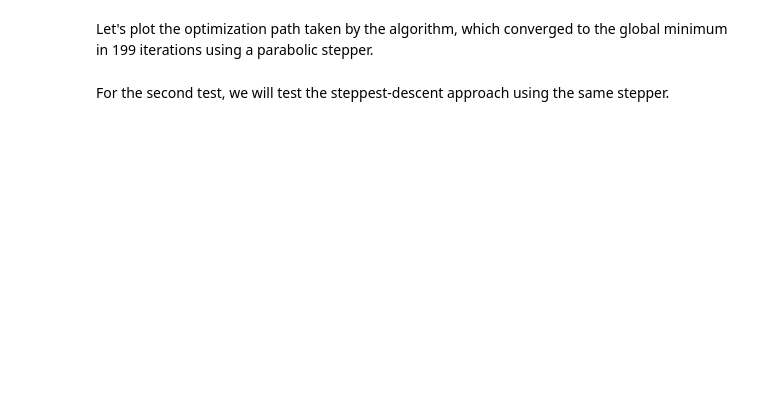
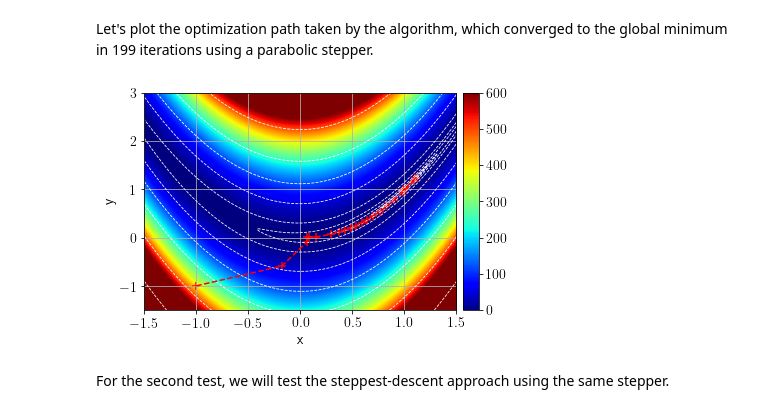
Before and after one commit to fpicetti/occamypy, a Jupyter notebook: tutorials/Rosenbrock.ipynb, the cells around one changed output. Saved outputs shown, nothing was run; the diff lists cells and outputs as text; code cells hidden in the pictures; blank space fills up the shorter version.

```diff
--- a/tutorials/Rosenbrock.ipynb
+++ b/tutorials/Rosenbrock.ipynb
@@ -103,19 +96,19 @@ class Rosenbrock_prblm(Prblm.Problem):
 x_init = -1.0
 y_init = -1.0
 #Testing solver on Rosenbrock function
-Ros_prob = Rosenbrock_prblm(x_init,y_init)
+Ros_prob = Rosenbrock(x_init, y_init)
 # %% [markdown]
 Before running any inversion, let's compute the objective function for different values of $x$ and $y$. This step will be useful when we want to plot the optimization path taken by the various tested algorithms.
 # %%
 #Computing the objective function for plotting
 x_samples = np.linspace(-1.5,1.5,1000)
 y_samples = np.linspace(3,-1.5,1000)
-obj_ros = Vec.vectorIC(np.zeros((len(x_samples),len(y_samples))))
+obj_ros = occamypy.VectorIC(np.zeros((len(x_samples),len(y_samples))))
 obj_ros_np = obj_ros.getNdArray()
-model_test = Vec.vectorIC(np.array((0.0,0.0)))
+model_test = occamypy.VectorIC(np.array((0.0,0.0)))
 model_test_np = model_test.getNdArray()
-for ix,x_value in enumerate(x_samples):
-	for iy,y_value in enumerate(y_samples):
+for ix, x_value in enumerate(x_samples):
+	for iy, y_value in enumerate(y_samples):
 		model_test_np[0] = x_value
 		model_test_np[1] = y_value
 		obj_ros_np[ix,iy]=Ros_prob.get_obj(model_test)
@@ -123,14 +116,14 @@ for ix,x_value in enumerate(x_samples):
 First we test a non-linear conjugate-gradient method in which a parabolic stepper with three-point interpolation is used.
 # %%
 niter = 1000
-Stop  = Stopper(niter=niter,tolr=1e-32,tolg=1e-32)
-NLCGsolver = NLCG(Stop)
-Ros_prob = Rosenbrock_prblm(x_init,y_init) #Resetting the problem
+Stop  = occamypy.BasicStopper(niter=niter,tolr=1e-32,tolg=1e-32)
+NLCGsolver = occamypy.NLCG(Stop)
+Ros_prob = Rosenbrock(x_init, y_init) #Resetting the problem
 NLCGsolver.setDefaults(save_obj=True,save_model=True)
 NLCGsolver.run(Ros_prob,verbose=True)
 #Converting sampled points to arrays for plotting
 x_smpld=[]
 y_smpld=[]
-for iter in range(len(NLCGsolver.model)):
-    x_smpld.append(NLCGsolver.model[iter].getNdArray()[0])
-    y_smpld.append(NLCGsolver.model[iter].getNdArray()[1])
+for i in range(len(NLCGsolver.model)):
+    x_smpld.append(NLCGsolver.model[i].getNdArray()[0])
+    y_smpld.append(NLCGsolver.model[i].getNdArray()[1])
@@ -137,21 +148,27 @@ for iter in range(len(NLCGsolver.model)):
 # %% [markdown]
 Let's plot the optimization path taken by the algorithm, which converged to the global minimum in 199 iterations using a parabolic stepper.
 # %%
-fig,ax=plt.subplots()
-# im=plt.imshow(obj_ros_np.T,cmap='jet',vmin=0.0,vmax=600,extent=[-1.5,1.5,-1.0,3.0])
-plt.scatter(x_smpld,y_smpld,color='red',s=50,marker="+")
-plt.plot(x_smpld,y_smpld,"--",color='red')
-im=plt.imshow(obj_ros_np.T,cmap='jet',vmin=0.0,vmax=600,extent=[1.5,-1.5,-1.5,3.0])
+fig, ax = plt.subplots()
+plt.scatter(x_smpld, y_smpld, color='red', s=50, marker="+")
+plt.plot(x_smpld, y_smpld, "--", color='red')
+im = plt.imshow(obj_ros_np.T, cmap='jet',
+                vmin=0.0, vmax=600, extent=[1.5,-1.5,-1.5,3.0])
 plt.xlabel("x")
 plt.ylabel("y")
 plt.grid()
-cs = plt.contour(obj_ros_np.T,levels=[0.05,0.1,0.5,2,10,50,125,250,500,1000],extent=[-1.5,1.5,3.0,-1.5],
-                 colors="white",linewidths=(0.8,),linestyles=('--'))
+cs = plt.contour(obj_ros_np.T,
+                 levels=[0.05,0.1,0.5,2,10,50,125,250,500,1000],
+                 extent=[-1.5,1.5,3.0,-1.5],
+                 colors="white",
+                 linewidths=(0.8,),
+                 linestyles='--')
 plt.gca().invert_xaxis()
 divider = make_axes_locatable(ax)
 cax = divider.append_axes("right", size="5%", pad=0.1)
 plt.colorbar(im, cax=cax)
 ax.set_aspect('auto')
+# %% [output]
+[figure, added]
 # %% [markdown]
 For the second test, we will test the steppest-descent approach using the same stepper.
 # %%
```
Also changed, not shown: parts of 12 cells of this notebook, 10 other files.
